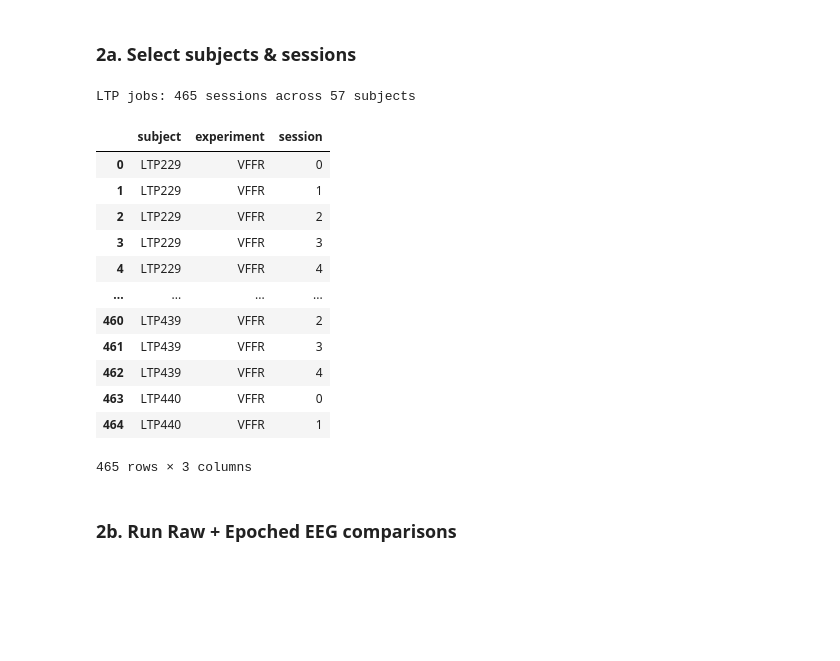
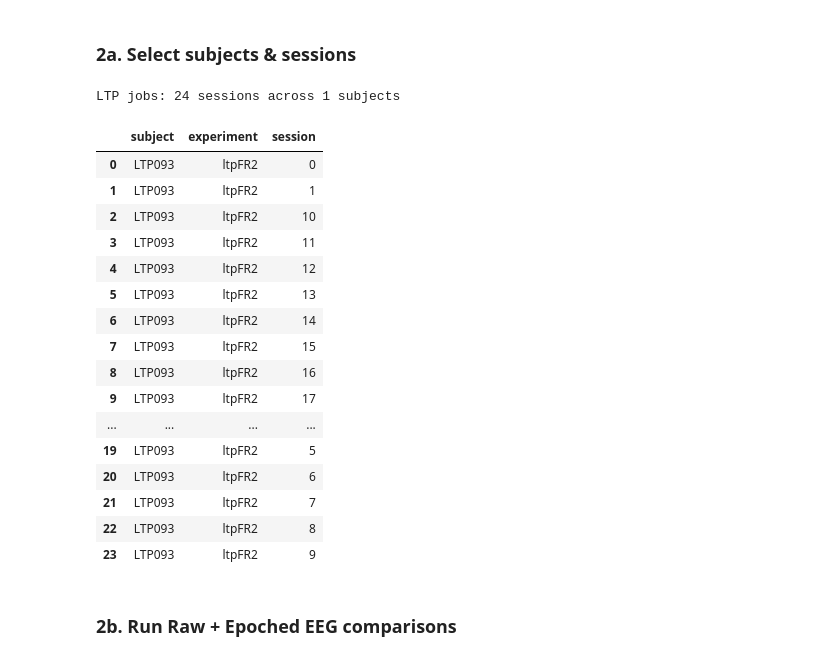
Before and after one commit to pennmem/EEGLoaderQualityCheck, a Jupyter notebook: compare_cml_bids.ipynb, the cells around one changed output. Saved outputs shown, nothing was run; the diff lists cells and outputs as text; code cells hidden in the pictures; blank space fills up the shorter version.

```diff
--- a/compare_cml_bids.ipynb
+++ b/compare_cml_bids.ipynb
@@ -643,38 +643,43 @@ def run_all_plots(dfs, name, save_dir=None, expected=None):
 # %% [markdown]
 ### 2a. Select subjects & sessions
 # %%
-ltp_experiments = ["VFFR"]
-ltp_bids_root   = os.path.abspath("/data/LTP_BIDS/VFFR")
-ltp_out_path    = os.path.abspath("results/VFFR_results/")
+ltp_experiments = ["ltpFR2"]
+ltp_bids_root   = os.path.abspath("/data/LTP_BIDS/ltpFR2")
+ltp_out_path    = os.path.abspath("results/ltpFR2_results/")
+ltp_final_path    = os.path.abspath("results/ltpFR2_final/")
 
 df = cml.get_data_index()
 df_exp = df[df["experiment"].isin(ltp_experiments)].copy()
 df_exp = df_exp[~df_exp["subject"].isin(SUBJECTS_TO_EXCLUDE)]
 
 dfs = []
 for exp in ltp_experiments:
     df_this = df_exp[df_exp["experiment"] == exp]
     subjects = df_this["subject"].drop_duplicates().sort_values()
     dfs.append(df_this[df_this["subject"].isin(subjects)])
 
-df_ltp = pd.concat(dfs, ignore_index=True)
+df_ltp = pd.concat(dfs, ignore_index=True).query('subject == "LTP093"')
 print(f"LTP jobs: {len(df_ltp)} sessions across {df_ltp['subject'].nunique()} subjects")
 df_ltp[["subject", "experiment", "session"]]
 # %% [output]
-LTP jobs: 465 sessions across 57 subjects
+LTP jobs: 24 sessions across 1 subjects
 |  | subject | experiment | session |
-| 0 | LTP229 | VFFR | 0 |
-| 1 | LTP229 | VFFR | 1 |
-| 2 | LTP229 | VFFR | 2 |
-| 3 | LTP229 | VFFR | 3 |
-| 4 | LTP229 | VFFR | 4 |
+| 0 | LTP093 | ltpFR2 | 0 |
+| 1 | LTP093 | ltpFR2 | 1 |
+| 2 | LTP093 | ltpFR2 | 10 |
+| 3 | LTP093 | ltpFR2 | 11 |
+| 4 | LTP093 | ltpFR2 | 12 |
+| 5 | LTP093 | ltpFR2 | 13 |
+| 6 | LTP093 | ltpFR2 | 14 |
+| 7 | LTP093 | ltpFR2 | 15 |
+| 8 | LTP093 | ltpFR2 | 16 |
+| 9 | LTP093 | ltpFR2 | 17 |
 | ... | ... | ... | ... |
-| 460 | LTP439 | VFFR | 2 |
-| 461 | LTP439 | VFFR | 3 |
-| 462 | LTP439 | VFFR | 4 |
-| 463 | LTP440 | VFFR | 0 |
-| 464 | LTP440 | VFFR | 1 |
+| 19 | LTP093 | ltpFR2 | 5 |
+| 20 | LTP093 | ltpFR2 | 6 |
+| 21 | LTP093 | ltpFR2 | 7 |
+| 22 | LTP093 | ltpFR2 | 8 |
+| 23 | LTP093 | ltpFR2 | 9 |
-465 rows × 3 columns
 # %% [markdown]
 ### 2b. Run Raw + Epoched EEG comparisons
 # %%
```
Also changed, not shown: parts of 5 cells of this notebook, 5 other files.
